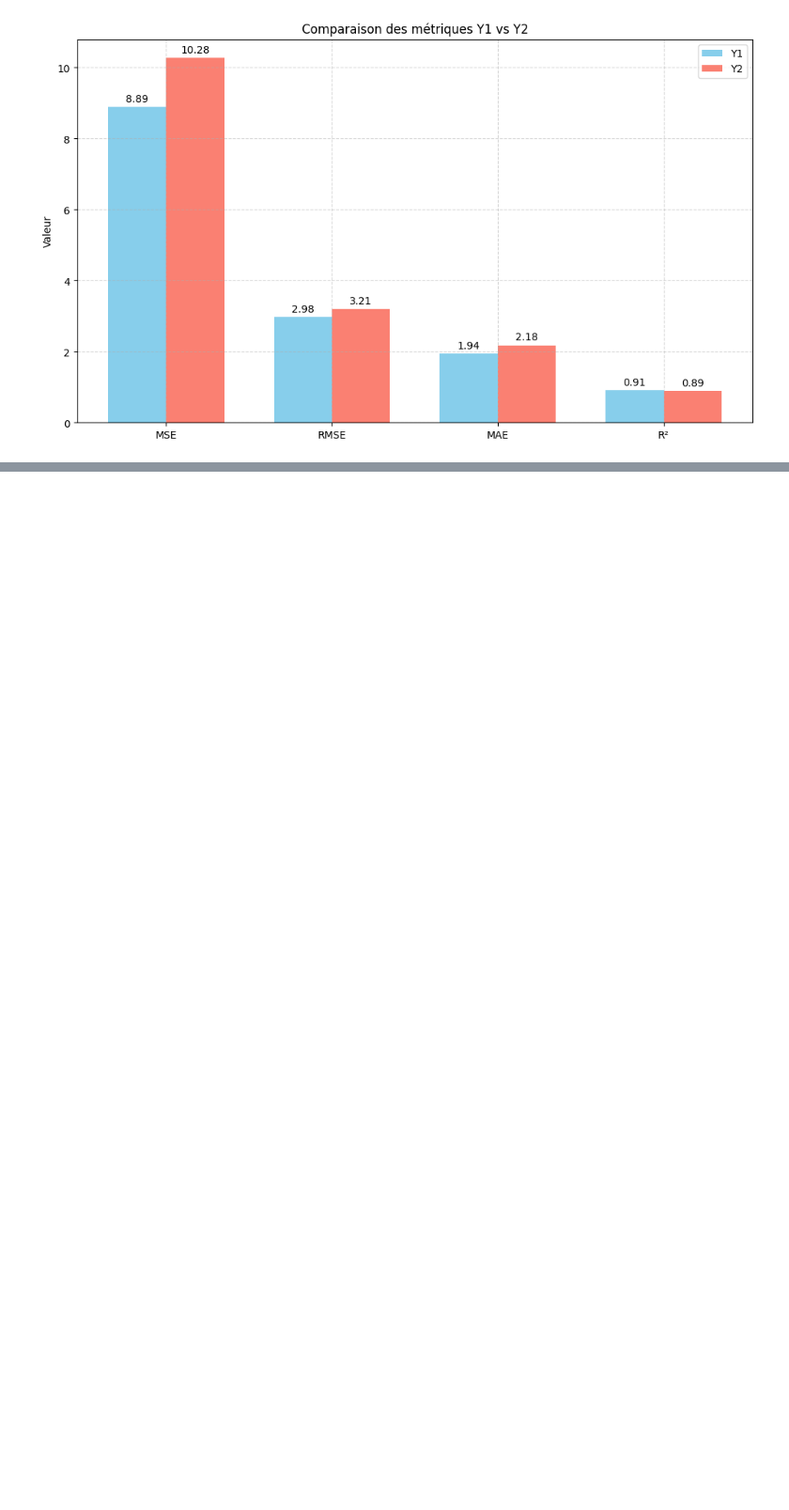
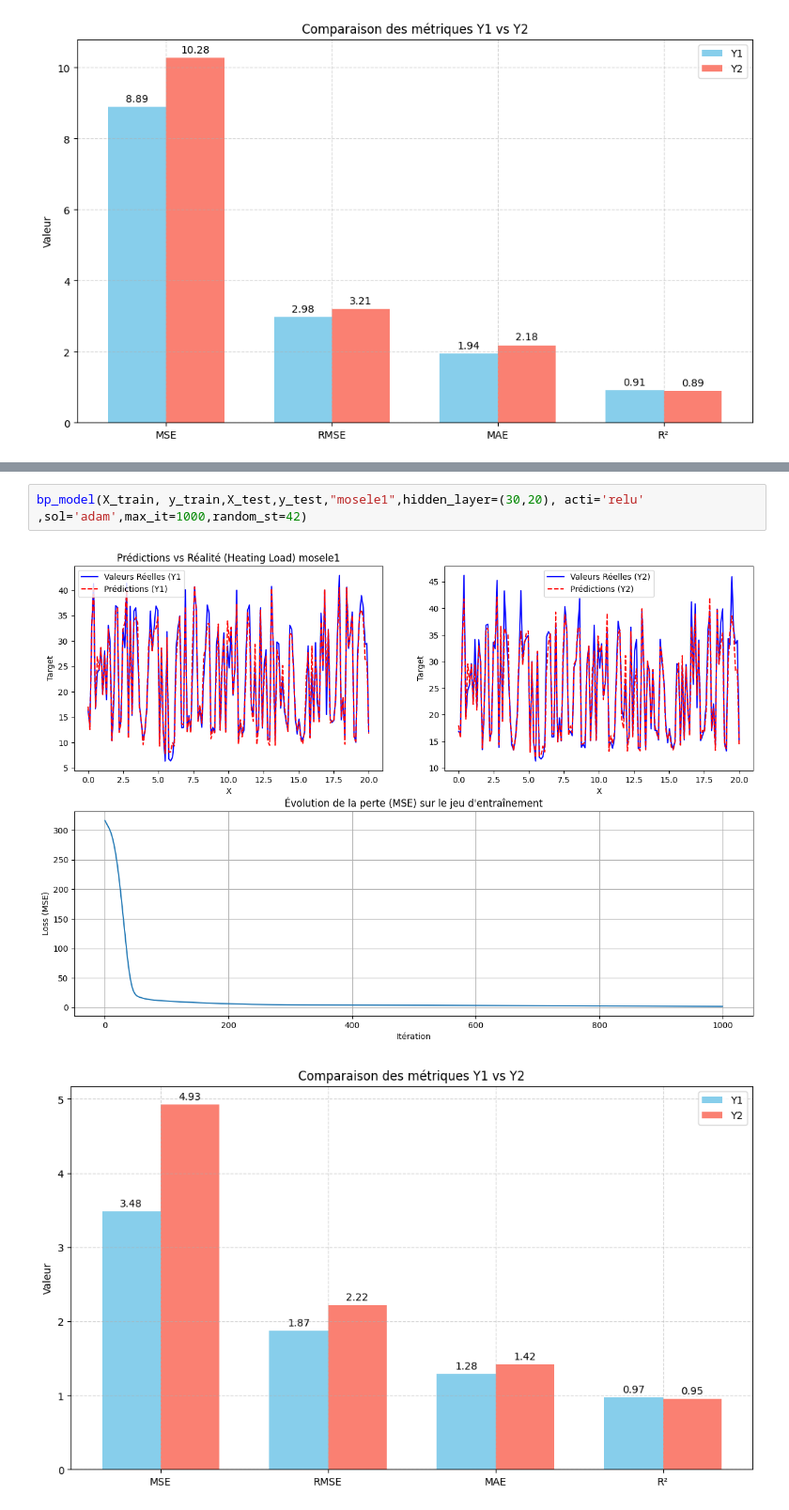
Before and after one commit to bakirmohammed1234/Prediction_Efficacite_Energetique_Batiments, a Jupyter notebook: BackPropagation.ipynb, the cells around one changed output, grey strips where cells are left out. Shown at 94% size. Saved outputs shown, nothing was run; the diff lists cells and outputs as text; blank space fills up the shorter version.

```diff
--- a/BackPropagation.ipynb
+++ b/BackPropagation.ipynb
@@ -195,0 +202,5 @@ bp_model(X_train, y_train,X_test,y_test,"mosele1",hidden_layer=(13, 10,9), acti=
+# %%
+bp_model(X_train, y_train,X_test,y_test,"mosele1",hidden_layer=(30,20), acti='relu' ,sol='adam',max_it=1000,random_st=42)
+# %% [output]
+[figure, added]
+[figure, added]
```
Also changed, not shown: parts of 5 cells of this notebook.
